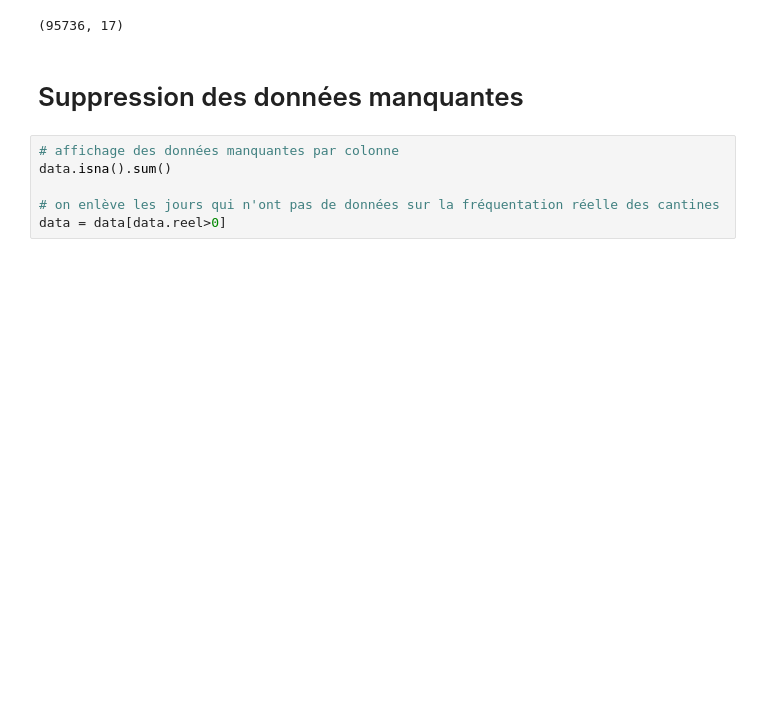
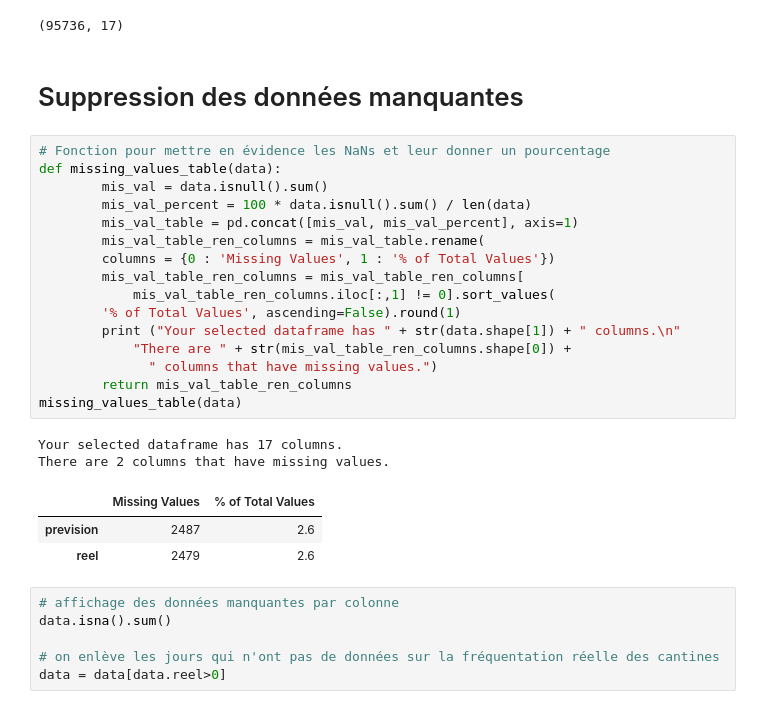
Before and after one commit to Nujadn/prev_cantine, a Jupyter notebook: notebooks/EDA_.ipynb, the cells around one changed output. Saved outputs shown, nothing was run; the diff lists cells and outputs as text; blank space fills up the shorter version.

```diff
--- a/EDA_.ipynb
+++ b/notebooks/EDA_.ipynb
@@ -67,6 +67,28 @@ np.shape(data)
 (95736, 17)
 # %% [markdown]
 # Suppression des données manquantes
+# %%
+# Fonction pour mettre en évidence les NaNs et leur donner un pourcentage
+def missing_values_table(data):
+        mis_val = data.isnull().sum()
+        mis_val_percent = 100 * data.isnull().sum() / len(data)
+        mis_val_table = pd.concat([mis_val, mis_val_percent], axis=1)
+        mis_val_table_ren_columns = mis_val_table.rename(
+        columns = {0 : 'Missing Values', 1 : '% of Total Values'})
+        mis_val_table_ren_columns = mis_val_table_ren_columns[
+            mis_val_table_ren_columns.iloc[:,1] != 0].sort_values(
+        '% of Total Values', ascending=False).round(1)
+        print ("Your selected dataframe has " + str(data.shape[1]) + " columns.\n"
+            "There are " + str(mis_val_table_ren_columns.shape[0]) +
+              " columns that have missing values.")
+        return mis_val_table_ren_columns
+missing_values_table(data)
+# %% [output]
+Your selected dataframe has 17 columns.
+There are 2 columns that have missing values.
+|  | Missing Values | % of Total Values |
+| prevision | 2487 | 2.6 |
+| reel | 2479 | 2.6 |
 # %%
 # affichage des données manquantes par colonne
 data.isna().sum()
```
Also changed, not shown: parts of 7 cells of this notebook, 1 other file.
